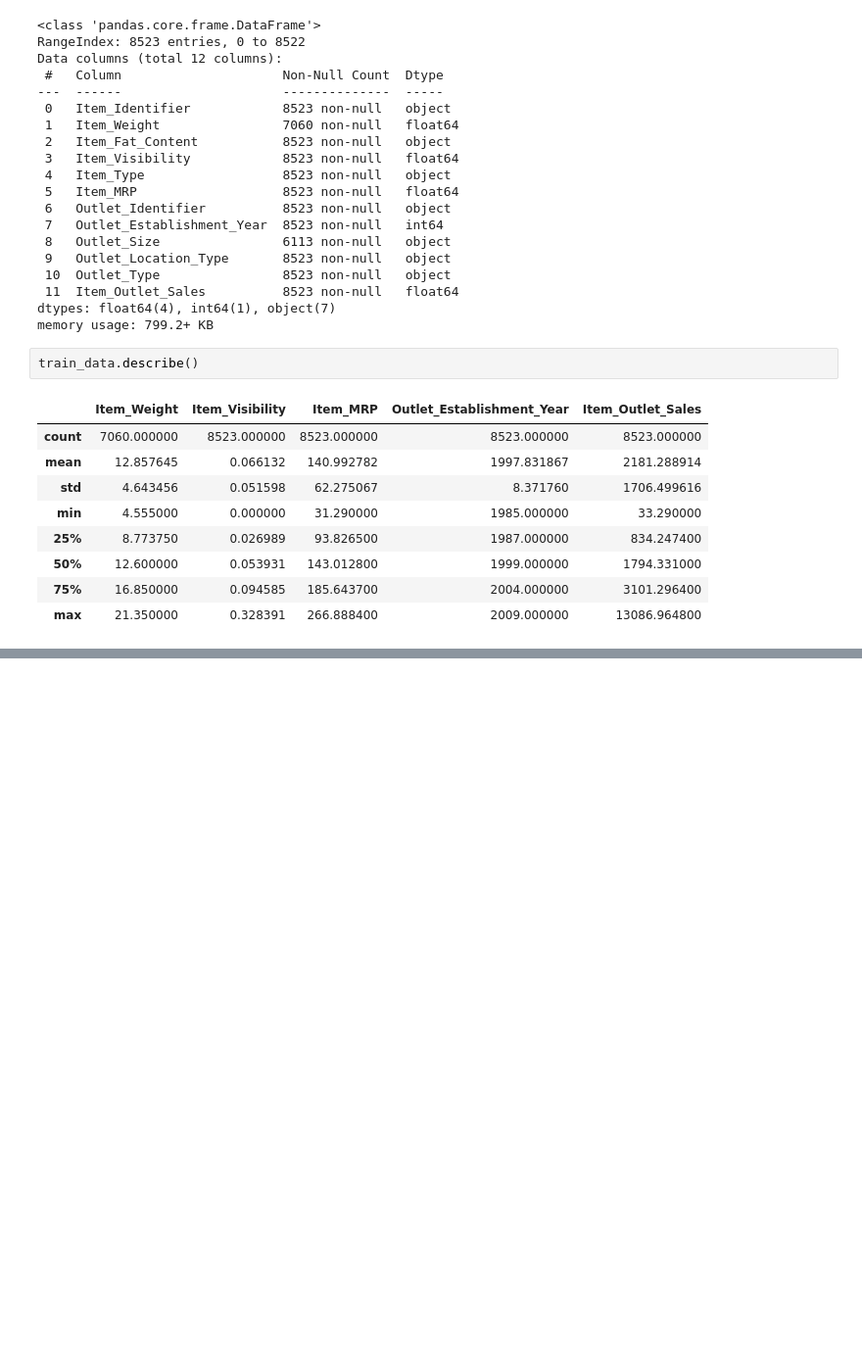
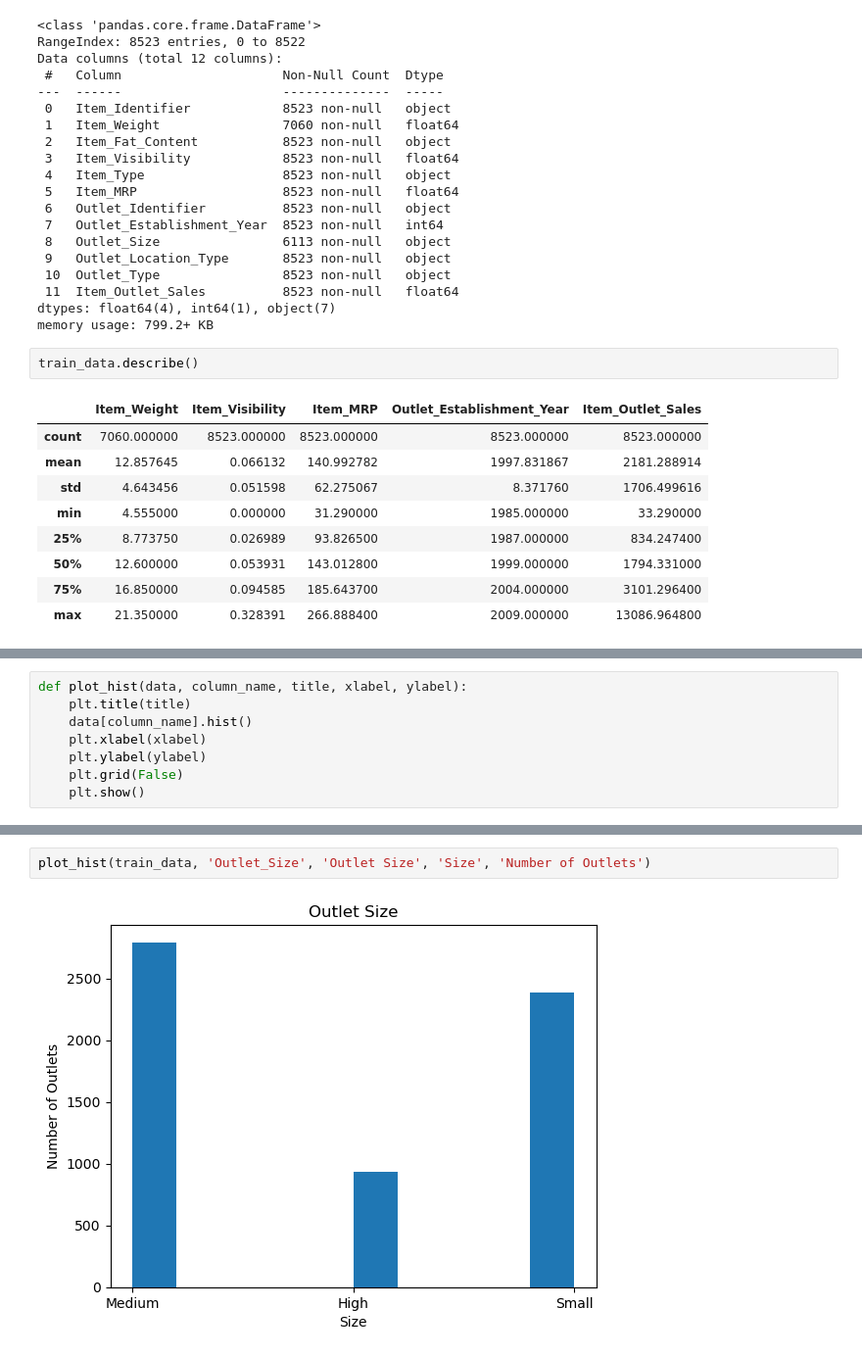
Before and after one commit to Technocolabs100/BigMart-Data-Analysis-and-Prediction, a Jupyter notebook: Mahmoud_Khaled_mahmoud.khaled12245@gmail.com.ipynb, the cells around one changed output, grey strips where cells are left out. Shown: that part at 98% size. Drawn from its saved outputs; the diff is of its cells as text; blank space fills up the shorter version.

```diff
--- a/Mahmoud_Khaled_mahmoud.khaled12245@gmail.com.ipynb
+++ b/Mahmoud_Khaled_mahmoud.khaled12245@gmail.com.ipynb
@@ -60,0 +75,8 @@ train_data.describe()
+# %%
+def plot_hist(data, column_name, title, xlabel, ylabel):
+    plt.title(title)
+    data[column_name].hist()
+    plt.xlabel(xlabel)
+    plt.ylabel(ylabel)
+    plt.grid(False)
+    plt.show()
@@ -60,0 +91,4 @@ train_data.describe()
+# %%
+plot_hist(train_data, 'Outlet_Size', 'Outlet Size', 'Size', 'Number of Outlets')
+# %% [output]
+[figure, added]
```
Also changed, not shown: parts of 15 cells of this notebook.
